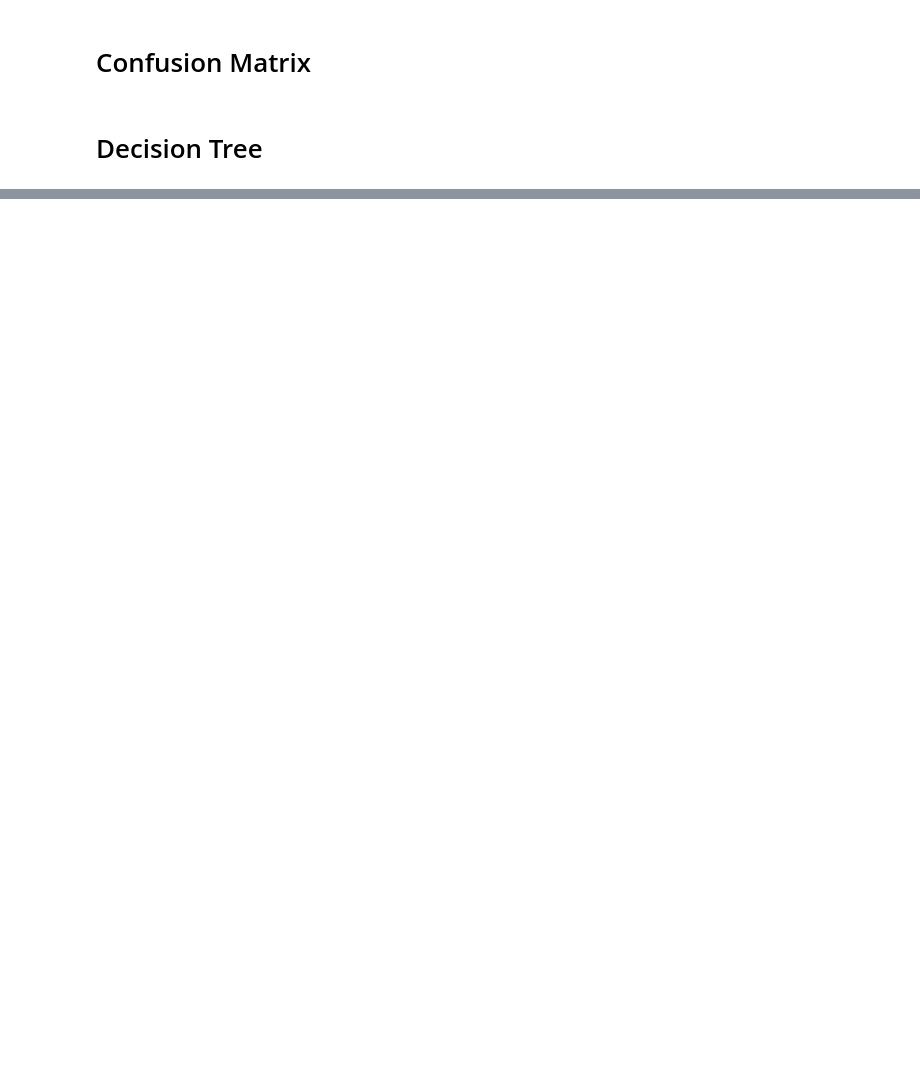
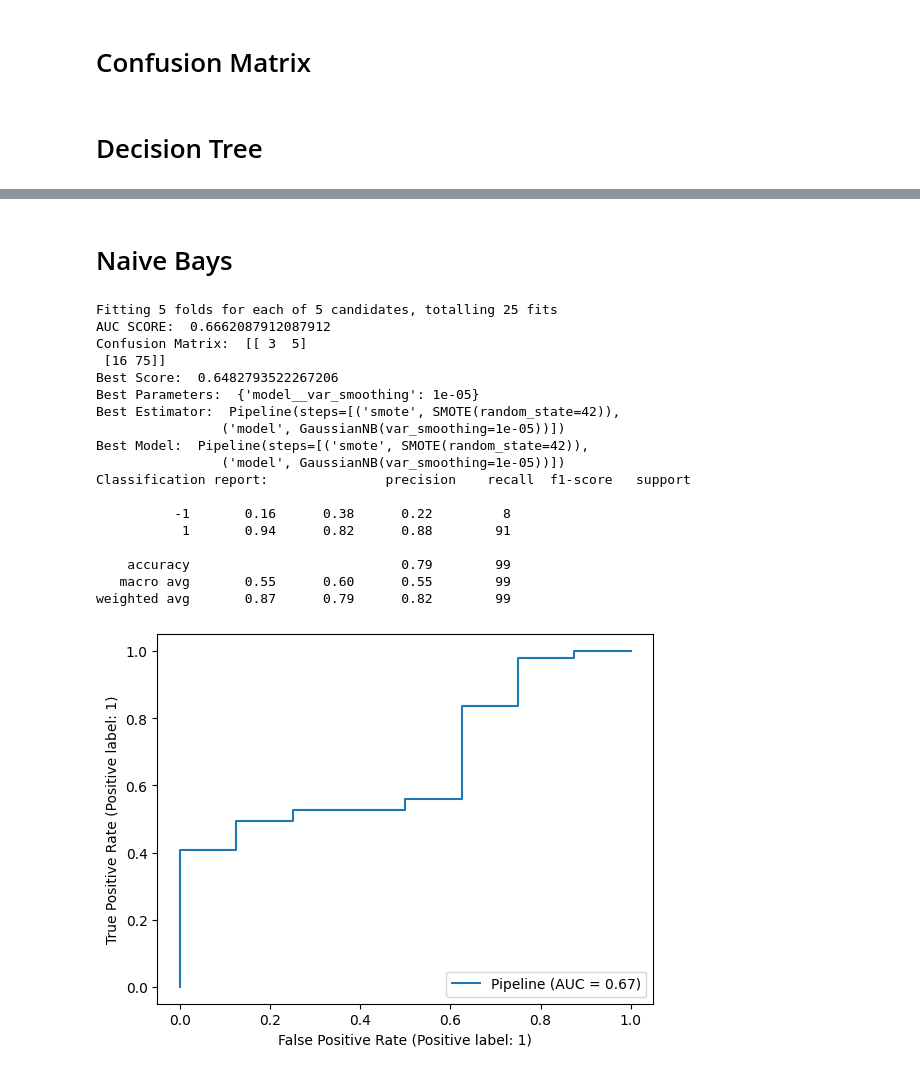
Before and after one commit to BernardoFerreira00/AC-Project, a Jupyter notebook: Notebooks/Analise.ipynb, the cells around one changed output, grey strips where cells are left out. Saved outputs shown, nothing was run; the diff lists cells and outputs as text; code cells hidden in the pictures; blank space fills up the shorter version.

```diff
--- a/Notebooks/Analise.ipynb
+++ b/Notebooks/Analise.ipynb
@@ -73,0 +213,33 @@ display_conf_matrix_graph(y_test, dTree_pred)
+# %% [markdown]
+# Naive Bays
+# %%
+from sklearn.naive_bayes import GaussianNB
+features = [x for x in train_df.columns if x not in ['loan_status']]
+X = train_df[features]
+y = train_df['loan_status']
+
+X_train, X_test, y_train, y_test = train_test_split(X, y, test_size=0.3, random_state=42, shuffle=False)
+
+nb = GaussianNB()
+parameter_grid = {'model__var_smoothing': [1e-9, 1e-8, 1e-7, 1e-6, 1e-5]}
+nb = grid_search(nb, X_train, y_train,X_test,y_test, parameter_grid)
+# %% [output]
+Fitting 5 folds for each of 5 candidates, totalling 25 fits
+AUC SCORE:  0.6662087912087912
+Confusion Matrix:  [[ 3  5]
+ [16 75]]
+Best Score:  0.6482793522267206
+Best Parameters:  {'model__var_smoothing': 1e-05}
+Best Estimator:  Pipeline(steps=[('smote', SMOTE(random_state=42)),
+                ('model', GaussianNB(var_smoothing=1e-05))])
+Best Model:  Pipeline(steps=[('smote', SMOTE(random_state=42)),
+                ('model', GaussianNB(var_smoothing=1e-05))])
+Classification report:               precision    recall  f1-score   support
+
+          -1       0.16      0.38      0.22         8
+           1       0.94      0.82      0.88        91
+
+    accuracy                           0.79        99
+   macro avg       0.55      0.60      0.55        99
+weighted avg       0.87      0.79      0.82        99
+[figure, added]
```
Also changed, not shown: parts of 15 cells of this notebook, 3 other files.
